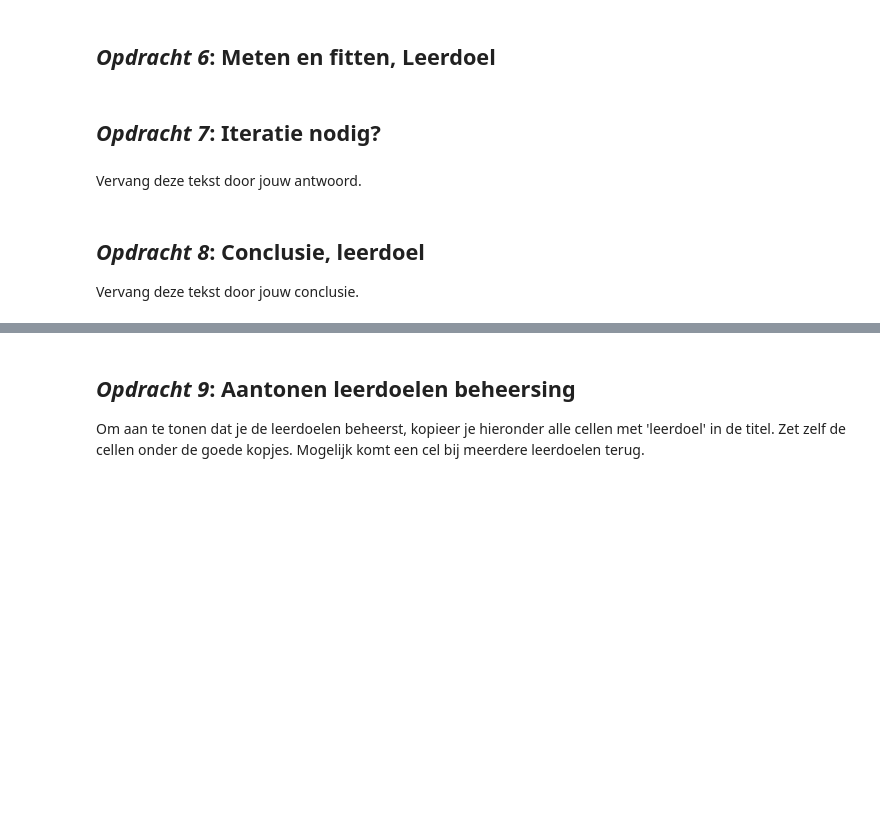
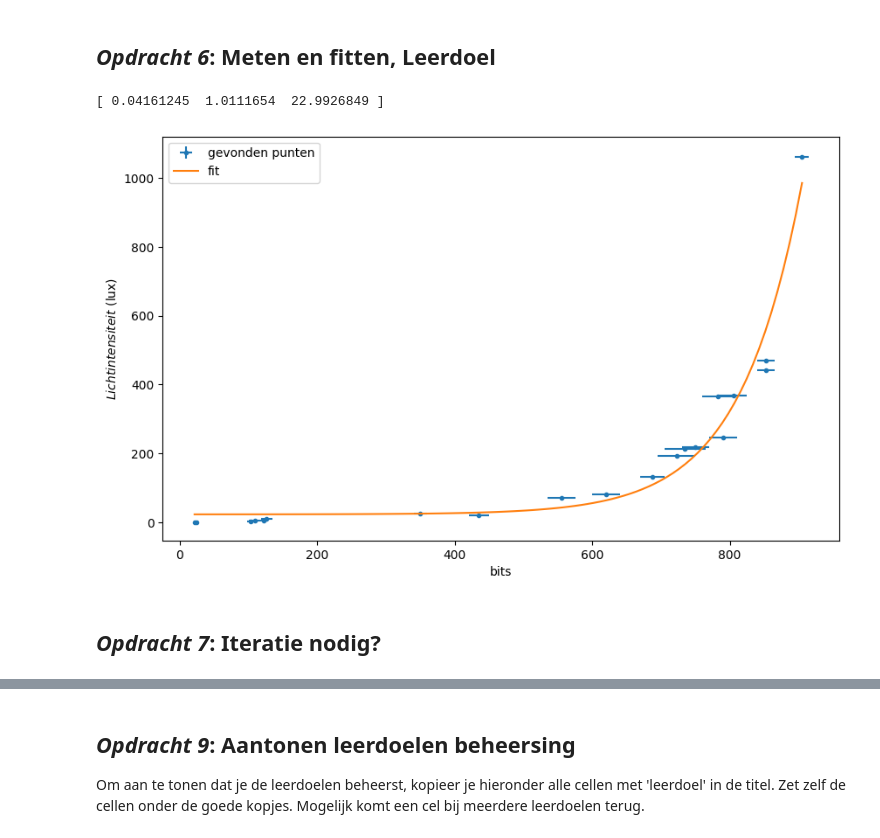
Before and after one commit to TimMekkelholt/opdrachten-DEF-D, a Jupyter notebook: FysiekeOntwerpopdrachten/1KalibreerEenSensorDigitaalAnaloog/DEFOntwerpopdracht1KalibreerEenSensorInvulTemplate.ipynb, the cells around one changed output, grey strips where cells are left out. Cells and saved outputs as stored; diff of their text form; code cells hidden in the pictures; blank space fills up the shorter version.

Commit message:
Opdracht af

```diff
--- a/FysiekeOntwerpopdrachten/1KalibreerEenSensorDigitaalAnaloog/DEFOntwerpopdracht1KalibreerEenSensorInvulTemplate.ipynb
+++ b/FysiekeOntwerpopdrachten/1KalibreerEenSensorDigitaalAnaloog/DEFOntwerpopdracht1KalibreerEenSensorInvulTemplate.ipynb
@@ -79,27 +72,34 @@ data_telefoon = np.array([])
+# %%
+import numpy as np
+import matplotlib.pyplot as plt
+from scipy.optimize import curve_fit
+
+#meetgegevens
+data_arduino = np.array([21.5, 555, 722.5, 735, 790, 905, 620, 687.5, 750, 782.5, 805, 852.5, 852.5,24,110,350,122.5,435,126.5,103.5])
+onzekerheid_arduino = np.array([1.5, 20, 27.5, 30, 20, 10, 20, 17.5, 20, 22.5, 20, 12.5, 12.5,2,10,10,2.5,15,8.5,5.5])
+data_telefoon = np.array([1,70,194,214,246,1061,80,131,218,365,369,442,469,1,6,24,4,20,10,3])
+onzekerheid_telefoon = np.array([0.5,2,3,2,3,6,1,1,2,4,3,4,5,0.5,0.5,1,0.5,1,1,0.5])
 # %%
 # Plot hier de meting en fit een lijn door de metingen.
 
-def testfit(x, a, b):
-    return a * x + b
+def testfit(x, a, b,c):
+    return a * b ** x + c
 
+p0 = [1, 1, 0]
 
-vals, cavs = curve_fit(testfit, data_arduino, data_telefoon)
+vals, covs = curve_fit(testfit, data_arduino, data_telefoon, p0=p0,)
 x_fit = np.linspace(min(data_arduino), max(data_arduino), 100)
+print(vals)
 
 plt.figure(figsize=(10, 6))
-plt.errorbar(data_arduino, data_telefoon, xerr= , yerr=, label = 'gevonden punten')
-plt.plot(x_fit, curve_fit(x_fit, *vals), label='fit')
+plt.errorbar(data_arduino, data_telefoon, xerr=onzekerheid_arduino , yerr=onzekerheid_telefoon, label = 'gevonden punten', fmt='.')
+plt.errorbar(x_fit, testfit(x_fit, *vals), label = 'fit', fmt='-')
 plt.xlabel('bits')
 plt.ylabel('$Lichtintensiteit$ (lux)')
 plt.legend()
 plt.show()
-
-%matplotlib inline
+# %% [output]
+[ 0.04161245  1.0111654  22.9926849 ]
+[figure, added]
 # %% [markdown]
 ## *Opdracht 7*: Iteratie nodig?
-# %% [markdown]
-Vervang deze tekst door jouw antwoord.
-# %% [markdown]
-## *Opdracht 8*: Conclusie, leerdoel
-
-Vervang deze tekst door jouw conclusie.
```
Also changed, not shown: parts of 13 cells of this notebook, 3 other files.
